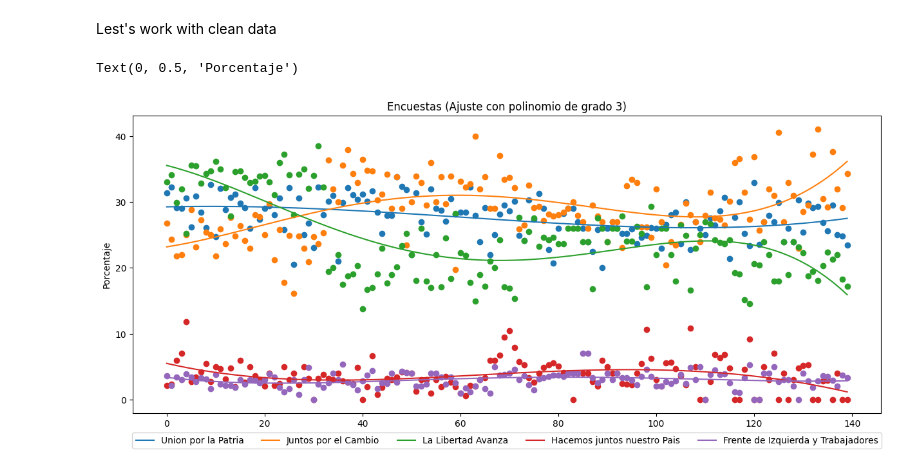
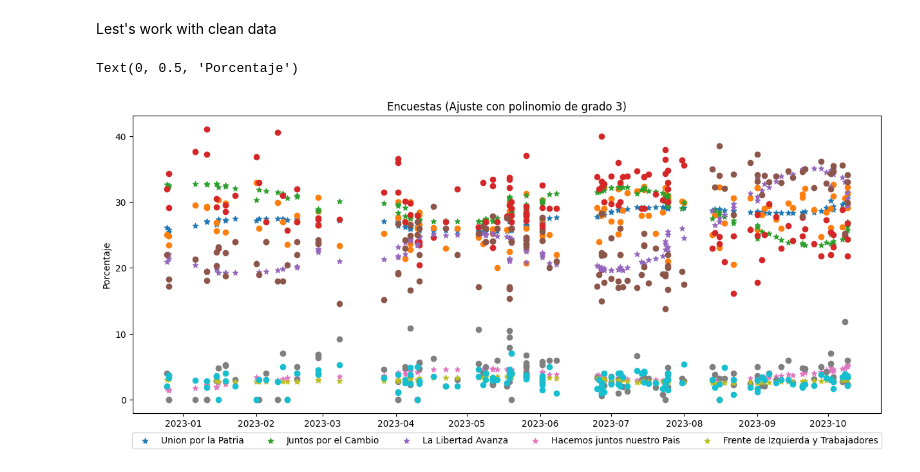
Before and after one commit to 0sc4rL0pez/elecciones2023-arg, a Jupyter notebook: Elecciones + IA/analisis_exploratorio/surveys_plots.ipynb, the cells around one changed output. Drawn from its saved outputs; the diff is of its cells as text; code cells hidden in the pictures.

Commit message:
fixing plot polynomial

```diff
--- a/Elecciones + IA/analisis_exploratorio/surveys_plots.ipynb
+++ b/Elecciones + IA/analisis_exploratorio/surveys_plots.ipynb
@@ -136,30 +136,32 @@ primera_vuelta_clean['Final'] = primera_vuelta_clean['Final'].map(lambda x:pasar
 ballojate_clean['Inicio'] = ballojate_clean['Inicio'].map(lambda x:pasar_a_datetime(x))
 ballojate_clean['Final'] = ballojate_clean['Final'].map(lambda x:pasar_a_datetime(x))
 # %%
-grado =4
+grado =5
 encuestas_polinomio_partidos = []
 # %%
 ejex = np.arange(len(primera_vuelta_clean))
 plt.figure(figsize=(15,6))
+#need to be add subplots
+fechas = primera_vuelta_clean['Inicio']
 for p in parties_primera_vuelta:
 
     poly_reg_model = LinearRegression()
     poly = PolynomialFeatures(degree=grado, include_bias=False)
     poly_features = poly.fit_transform(ejex.reshape(-1, 1))
 
     y = primera_vuelta_clean[p].to_numpy()
     poly_reg_model.fit(poly_features, y)
     #X_=np.linspace(ejex.min(), ejex.max(), 200).reshape(-1, 1)
     Y_=poly_reg_model.predict(poly_features)
 
     encuestas_polinomio_partidos.append(Y_)
 
-    plt.plot(ejex, Y_,label=p)
-    plt.scatter(ejex,primera_vuelta_clean[p])
+    plt.scatter(fechas, Y_,label=p,marker='*')
+    plt.scatter(fechas,primera_vuelta_clean[p])
 
 plt.legend(loc='upper center', bbox_to_anchor=(0.5, -0.05),ncol=5)
 plt.title('Encuestas (Ajuste con polinomio de grado 3)')
 plt.ylabel('Porcentaje')
 # %% [output]
 Text(0, 0.5, 'Porcentaje')
-[figure, old version]
+[figure, new version]
```
